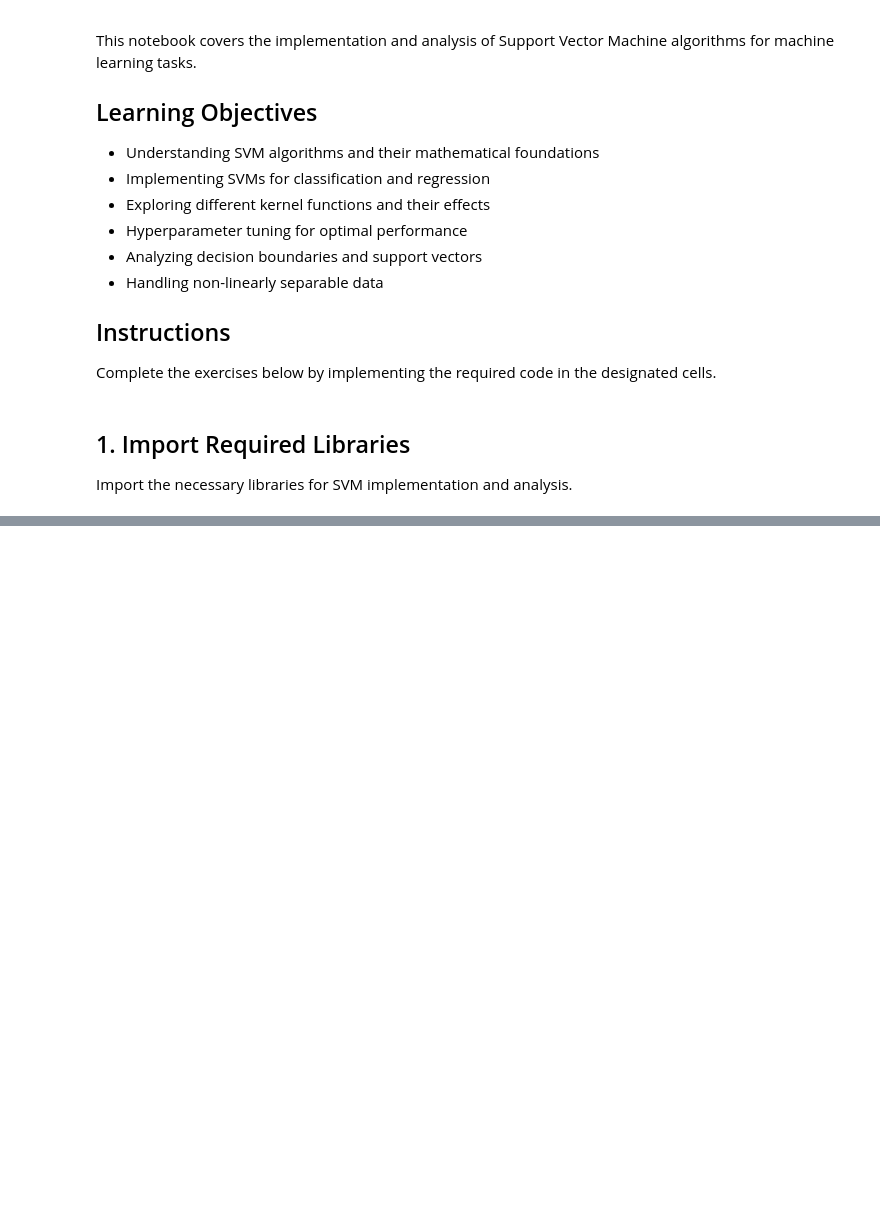
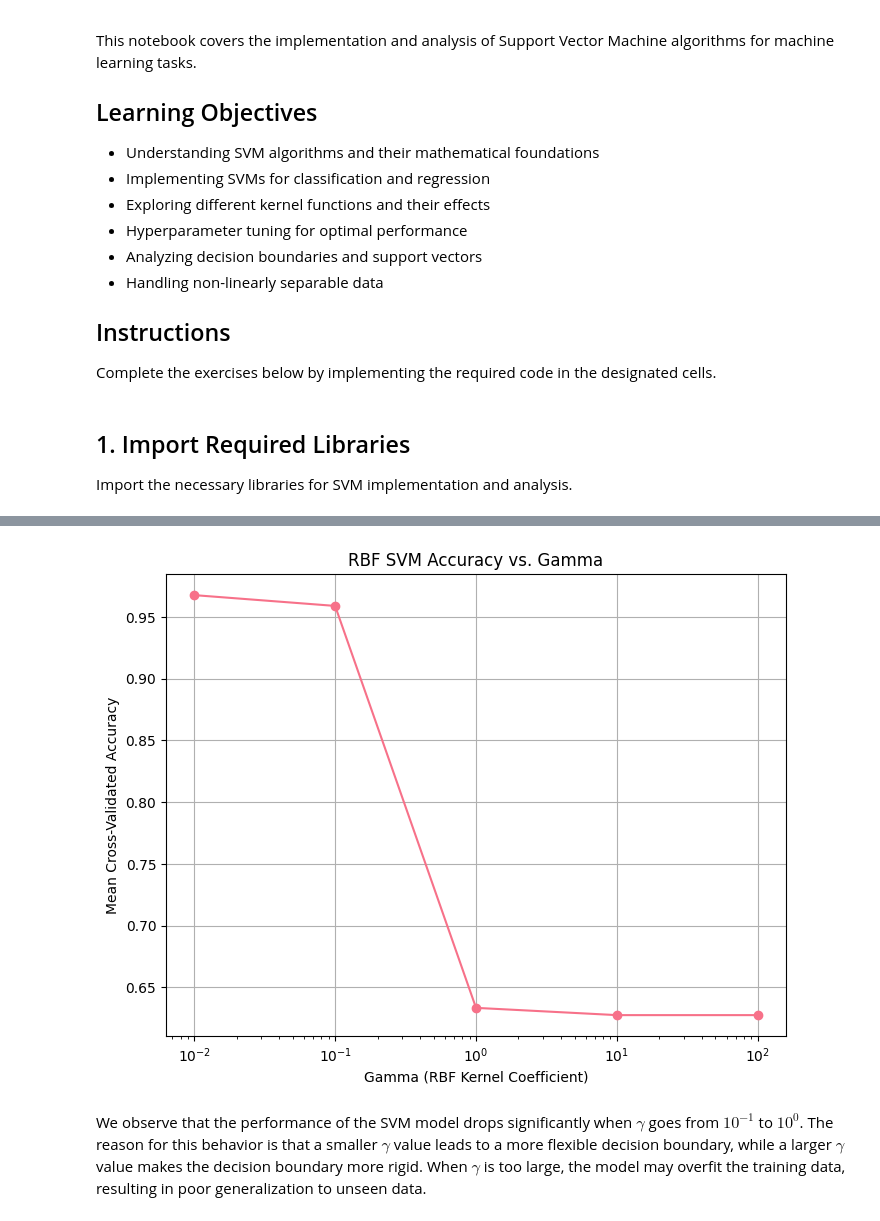
Before and after one commit to SigurdRiseth/idatg2208-assignment-2, a Jupyter notebook: notebooks/03_Support_Vector_Machines.ipynb, the cells around one changed output, grey strips where cells are left out. Cells and saved outputs as stored; diff of their text form; code cells hidden in the pictures; blank space fills up the shorter version.

```diff
--- a/notebooks/03_Support_Vector_Machines.ipynb
+++ b/notebooks/03_Support_Vector_Machines.ipynb
@@ -328,0 +207,21 @@ Summarize the findings from the SVM analysis.
+# %%
+gamma_values = [0.01, 0.1, 1, 10, 100]
+mean_accuracies_rbf = []
+
+for gamma in gamma_values:
+    svm_rbf = SVC(kernel='rbf', gamma=gamma, probability=True, random_state=42)
+    accuracies_rbf = cross_val_score(svm_rbf, X_train_scaled, y_train, cv=cv, scoring='accuracy')
+    mean_accuracies_rbf.append(np.mean(accuracies_rbf))
+
+# Plot accuracy vs gamma
+plt.figure(figsize=(8, 6))
+plt.semilogx(gamma_values, mean_accuracies_rbf, marker='o')
+plt.xlabel('Gamma (RBF Kernel Coefficient)')
+plt.ylabel('Mean Cross-Validated Accuracy')
+plt.title('RBF SVM Accuracy vs. Gamma')
+plt.grid()
+plt.show()
+# %% [output]
+[figure, added]
+# %% [markdown]
+We observe that the performance of the SVM model drops significantly when $\gamma$ goes from $10^{-1}$ to $10^0$. The reason for this behavior is that a smaller $\gamma$ value leads to a more flexible decision boundary, while a larger $\gamma$ value makes the decision boundary more rigid. When $\gamma$ is too large, the model may overfit the training data, resulting in poor generalization to unseen data.
```
Also changed, not shown: parts of 39 cells of this notebook.
